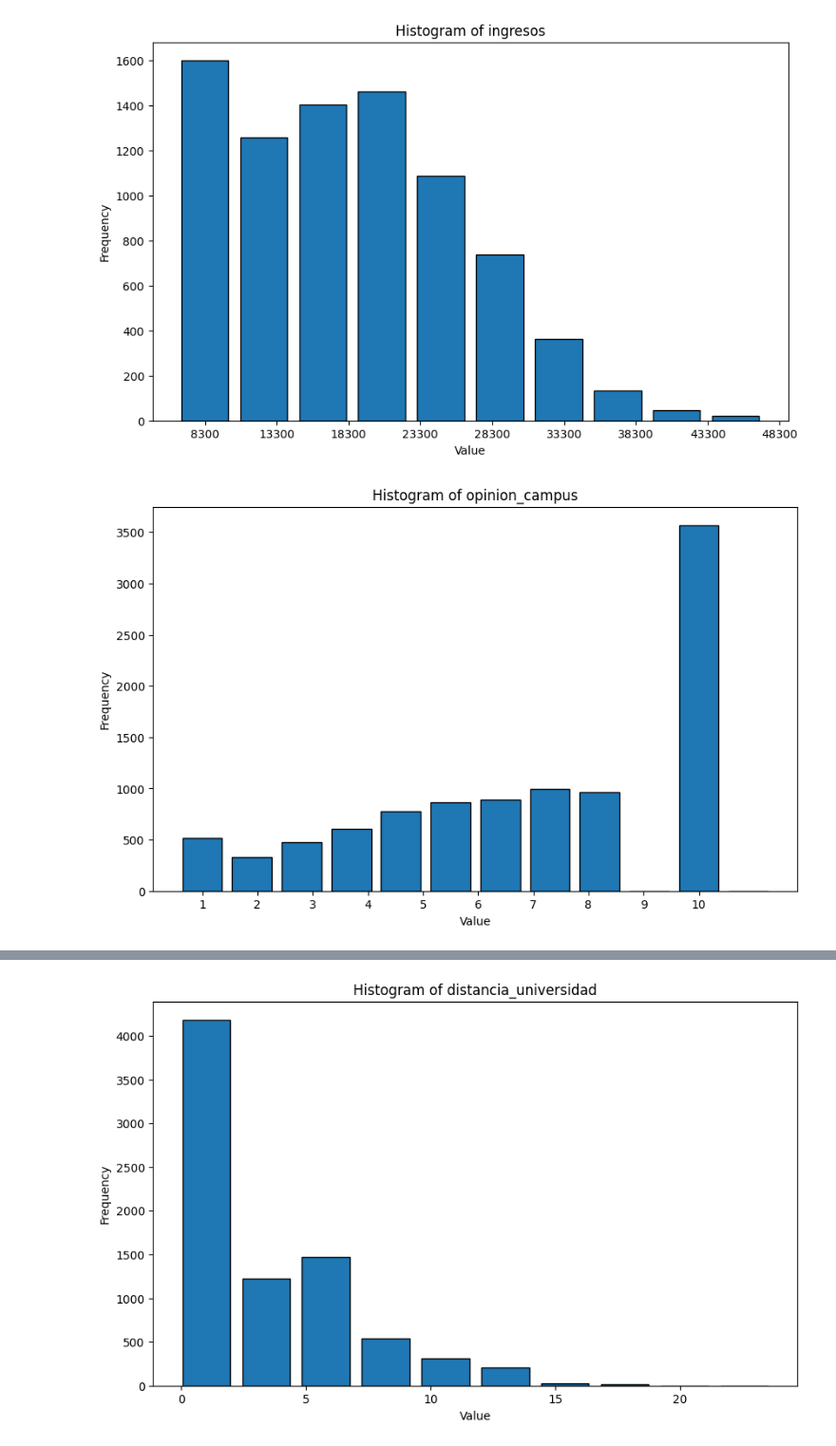
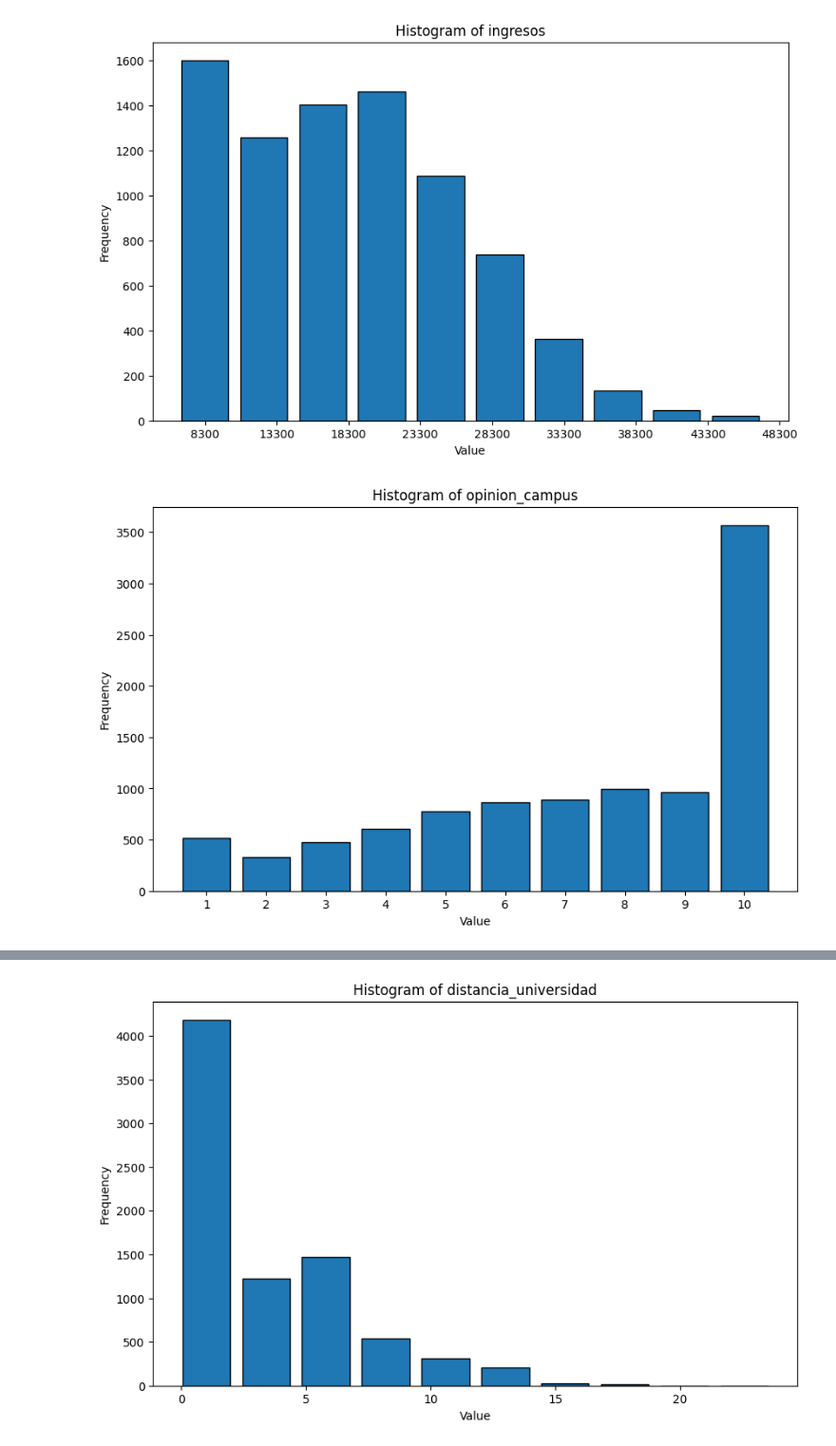
Before and after one commit to tonahdztoro/PE_2025, a Jupyter notebook: Unidad 1/S1.ipynb, the cells around one changed output, grey strips where cells are left out. Shown: that part at 95% size. Cells and saved outputs as stored; diff of their text form; code cells hidden in the pictures.

Commit message:
update charts

```diff
--- a/Unidad 1/S1.ipynb
+++ b/Unidad 1/S1.ipynb
@@ -149,20 +150,19 @@ plt.show()
 # %%
 column = 'opinion_campus'
 
 plt.figure(figsize=(10, 6))
-plt.hist(df[column], bins=np.arange(int(min(df[column])), int(max(df[column])) + 2, max(df[column] - min(df[column]))/10),
-         edgecolor='black', align='left', rwidth=0.8)
+plt.hist(df[column], bins=range(1, 12), edgecolor='black', align='left', rwidth=0.8)
 
 # Customize the x-ticks to match the numbers in the data
-plt.xticks(range(min(df[column]), max(df[column])+1))
+plt.xticks(range(min(df[column]), max(df[column])+1 ))
 
 # Show the plot
 plt.title(f'Histogram of {column}')
 plt.xlabel('Value')
 plt.ylabel('Frequency')
 plt.show()
 # %% [output]
-[figure, old version]
+[figure, new version]
 # %%
 column = 'trabaja'
 
```
Also changed, not shown: parts of 4 cells of this notebook.
